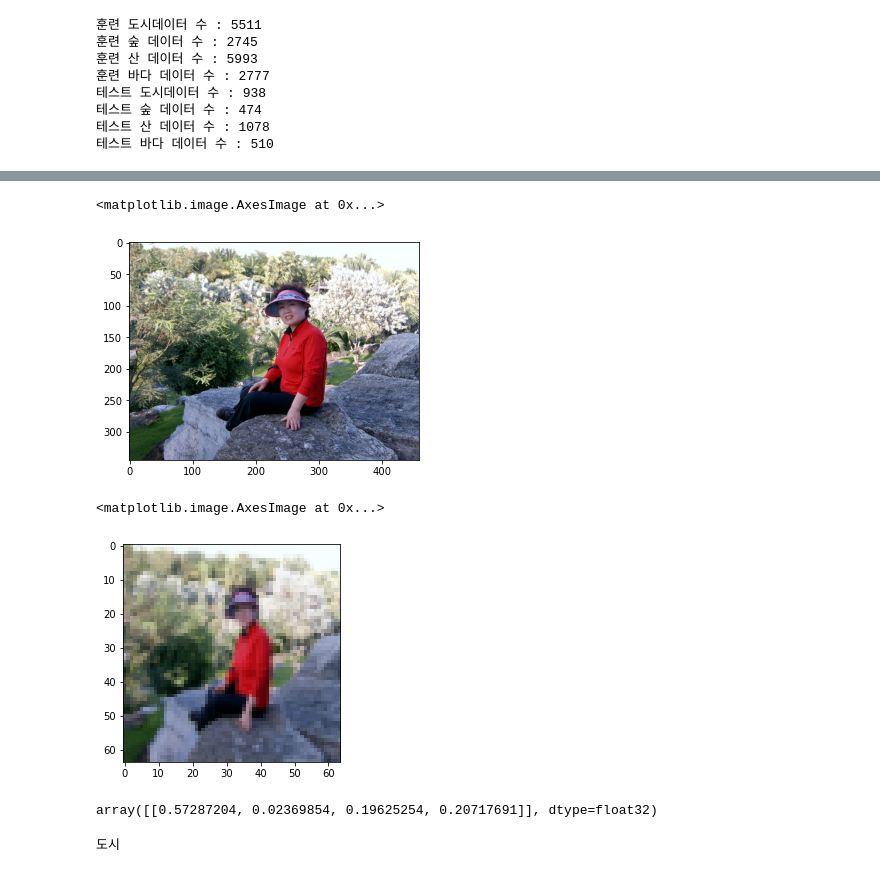
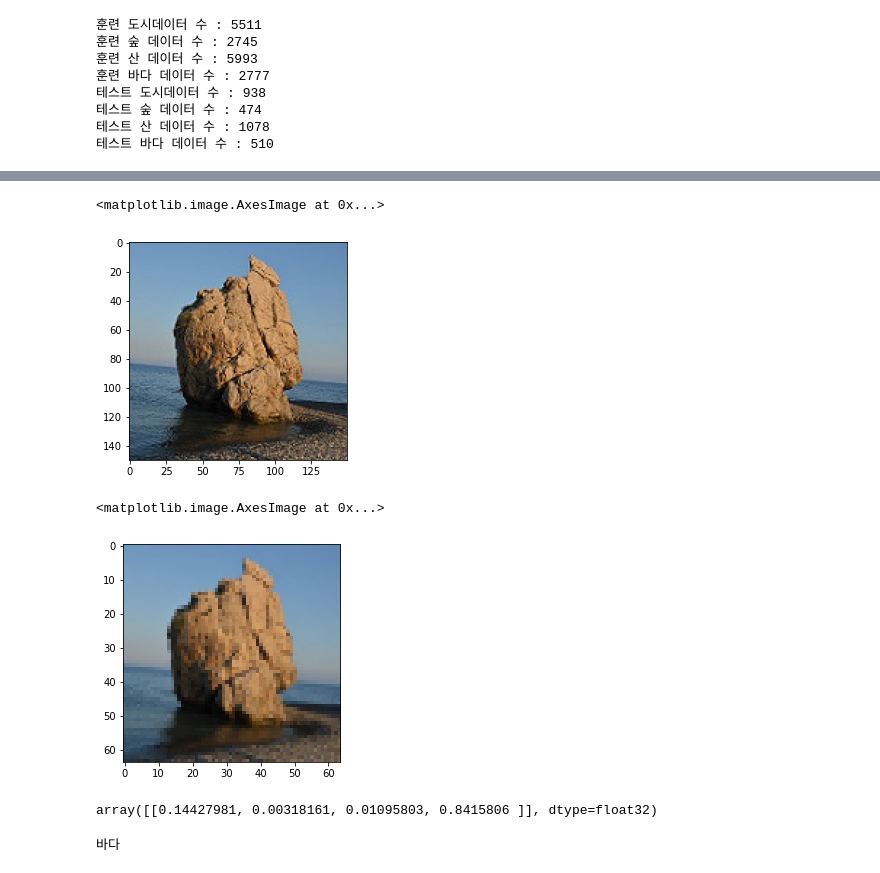
Before and after one commit to k2h2j3/capstoneproject, a Jupyter notebook: travelmodel.ipynb, the cells around one changed output, grey strips where cells are left out. Cells and saved outputs as stored; diff of their text form; code cells hidden in the pictures.

```diff
--- a/travelmodel.ipynb
+++ b/travelmodel.ipynb
@@ -177,11 +178,11 @@ plt.legend()
 from IPython.display import Image
 from matplotlib.image import imread
 # %%
-img = imread("C:/aiproject/pred/sample2.jfif")
+img = imread("C:/aiproject/pred/685.jpg")
 plt.imshow(img)
 # %% [output]
 <matplotlib.image.AxesImage at 0x...>
-[figure, old version]
+[figure, new version]
 # %%
 from skimage.transform import resize
 resizeimg = resize(img,(64,64,3))
@@ -189,13 +190,13 @@ resizeimg = resize(img,(64,64,3))
 plt.imshow(resizeimg)
 # %% [output]
 <matplotlib.image.AxesImage at 0x...>
-[figure, old version]
+[figure, new version]
 # %%
 predictions = c_model.predict(np.array([resizeimg]))
 
 predictions
 # %% [output]
-array([[0.57287204, 0.02369854, 0.19625254, 0.20717691]], dtype=float32)
+array([[0.14427981, 0.00318161, 0.01095803, 0.8415806 ]], dtype=float32)
 # %%
 result = np.argmax(predictions[0])
 if result == 0:
@@ -207,4 +208,4 @@ elif result == 2:
 else:
     print("바다")
 # %% [output]
-도시
+바다
```
Also changed, not shown: parts of 5 cells of this notebook.
